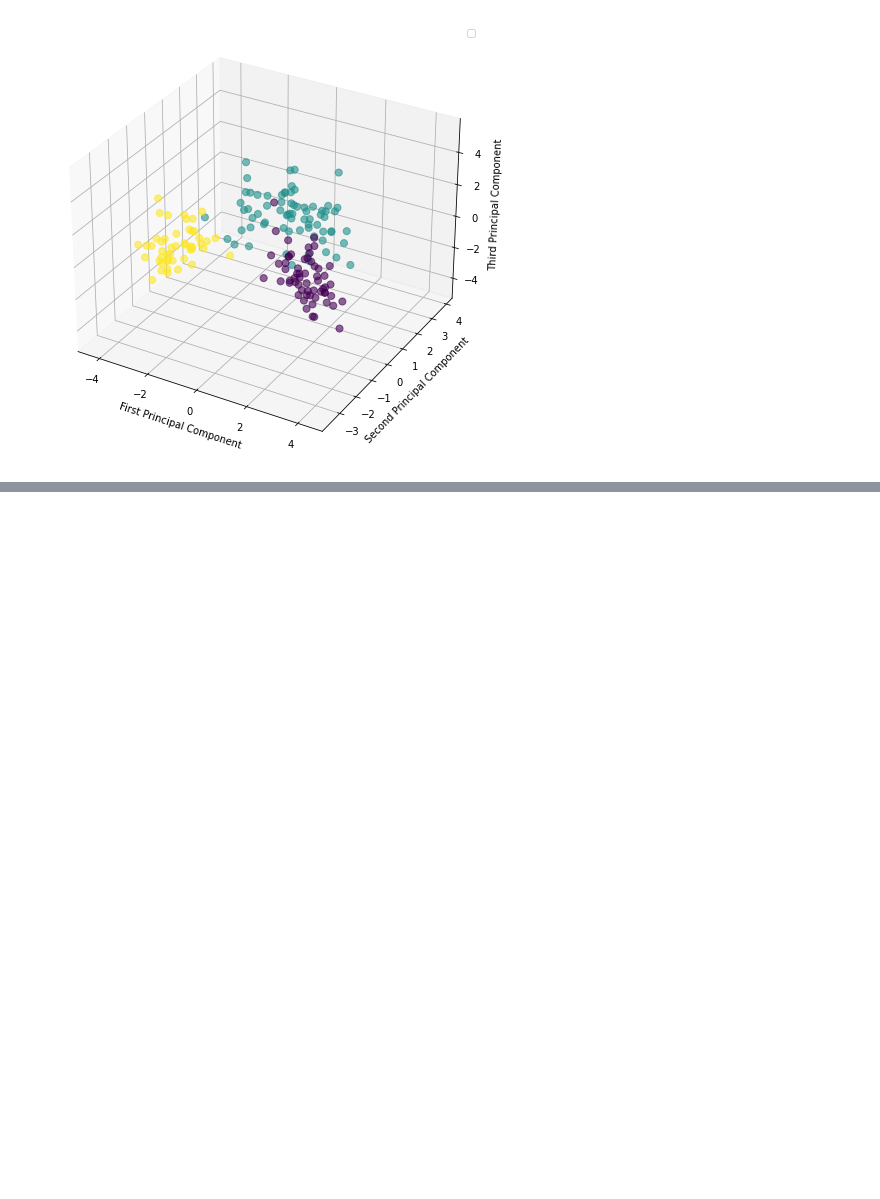
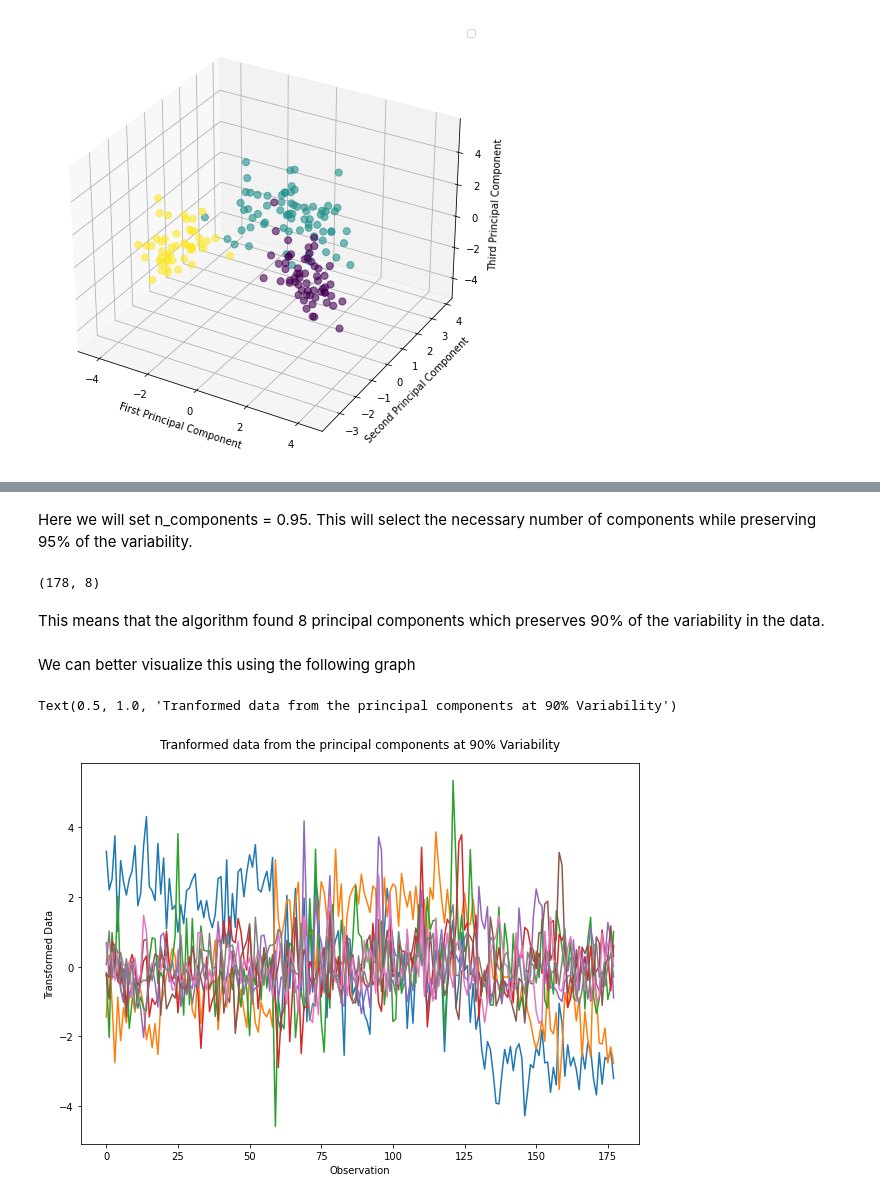
Before and after one commit to MichaelSharoiko/PCA-on-Wine, a Jupyter notebook: Jupyter-PCA.ipynb, the cells around one changed output, grey strips where cells are left out. Drawn from its saved outputs; the diff is of its cells as text; code cells hidden in the pictures; blank space fills up the shorter version.

```diff
--- a/Jupyter-PCA.ipynb
+++ b/Jupyter-PCA.ipynb
@@ -243,0 +252,23 @@ plt.savefig("3d_scatterplot.png")
+# %% [markdown]
+Here we will set n_components = 0.95. This will select the necessary number of components while preserving 95% of the variability.
+# %%
+PCA_90 = PCA(n_components=.90)
+PCA_90.fit(df_scaled)
+DF_PCA_90 = PCA_90.transform(df_scaled)
+# %%
+DF_PCA_90.shape
+# %% [output]
+(178, 8)
+# %% [markdown]
+This means that the algorithm found 8 principal components which preserves 90% of the variability in the data.
+# %% [markdown]
+We can better visualize this using the following graph
+# %%
+plt.figure(figsize=(10,7))
+plt.plot(DF_PCA_90)
+plt.xlabel('Observation')
+plt.ylabel('Transformed Data')
+plt.title('Tranformed data from the principal components at 90% Variability', pad=15)
+# %% [output]
+Text(0.5, 1.0, 'Tranformed data from the principal components at 90% Variability')
+[figure, added]
```
Also changed, not shown: parts of 6 cells of this notebook.
